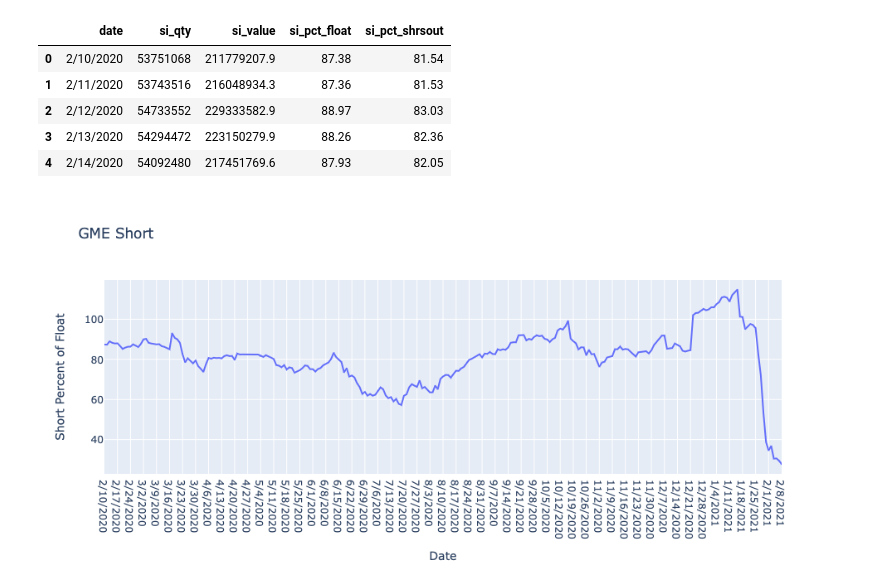
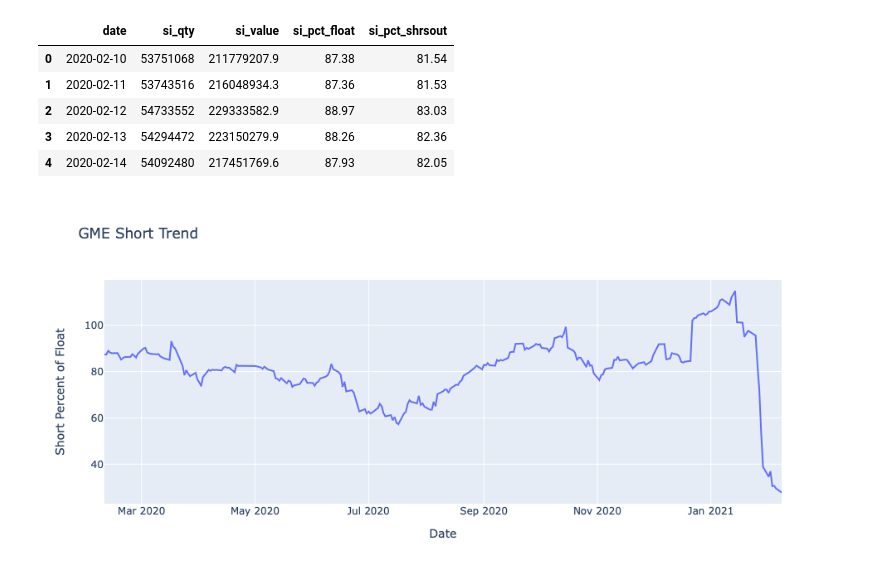
Before and after one commit to vweinblatt123/CF-Project1, a Jupyter notebook: weirong/GME_short.ipynb, the cells around one changed output. Drawn from its saved outputs; the diff is of its cells as text; code cells hidden in the pictures.

Commit message:
gme short

```diff
--- a/weirong/GME_short.ipynb
+++ b/weirong/GME_short.ipynb
@@ -5,25 +6,24 @@ from pathlib import Path
 # %%
 gme_interest= pd.read_csv(
     Path("Resources/gme_short_int.csv"),
-    infer_datetime_format=True,
-    parse_dates=True,
 )
+gme_interest['date']=pd.to_datetime(gme_interest['date'])
 gme_interest.head()
 # %% [output]
 |  | date | si_qty | si_value | si_pct_float | si_pct_shrsout |
-| 0 | 2/10/2020 | 53751068 | 211779207.9 | 87.38 | 81.54 |
-| 1 | 2/11/2020 | 53743516 | 216048934.3 | 87.36 | 81.53 |
-| 2 | 2/12/2020 | 54733552 | 229333582.9 | 88.97 | 83.03 |
-| 3 | 2/13/2020 | 54294472 | 223150279.9 | 88.26 | 82.36 |
-| 4 | 2/14/2020 | 54092480 | 217451769.6 | 87.93 | 82.05 |
+| 0 | 2020-02-10 | 53751068 | 211779207.9 | 87.38 | 81.54 |
+| 1 | 2020-02-11 | 53743516 | 216048934.3 | 87.36 | 81.53 |
+| 2 | 2020-02-12 | 54733552 | 229333582.9 | 88.97 | 83.03 |
+| 3 | 2020-02-13 | 54294472 | 223150279.9 | 88.26 | 82.36 |
+| 4 | 2020-02-14 | 54092480 | 217451769.6 | 87.93 | 82.05 |
 # %%
 fig=px.line(gme_interest,
     x="date",
     y="si_pct_float",
     labels={"date": "Date",
             "si_pct_float": "Short Percent of Float"},
-    title="GME Short"
+    title="GME Short Trend"
 )
 fig.show()
 # %% [output]
-[figure, old version]
+[figure, new version]
```
Also changed, not shown: parts of 2 cells of this notebook, 2 other files.
